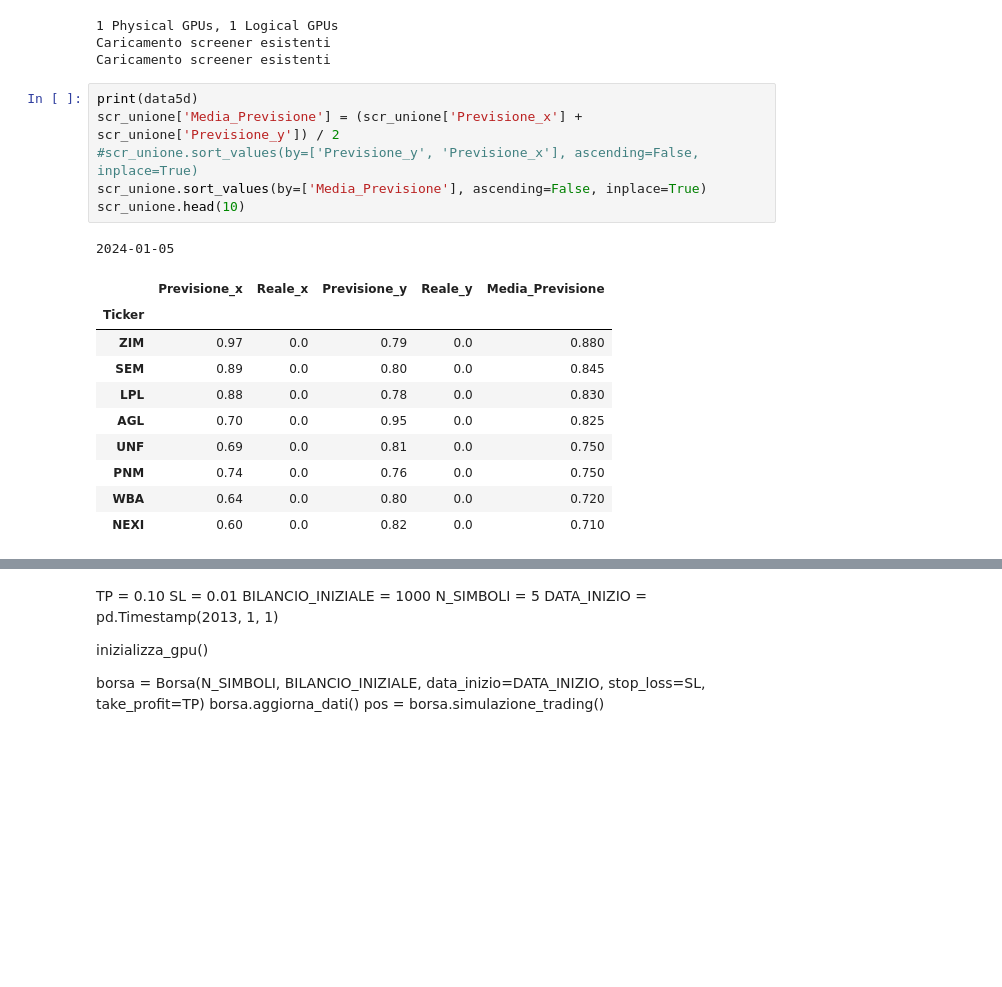
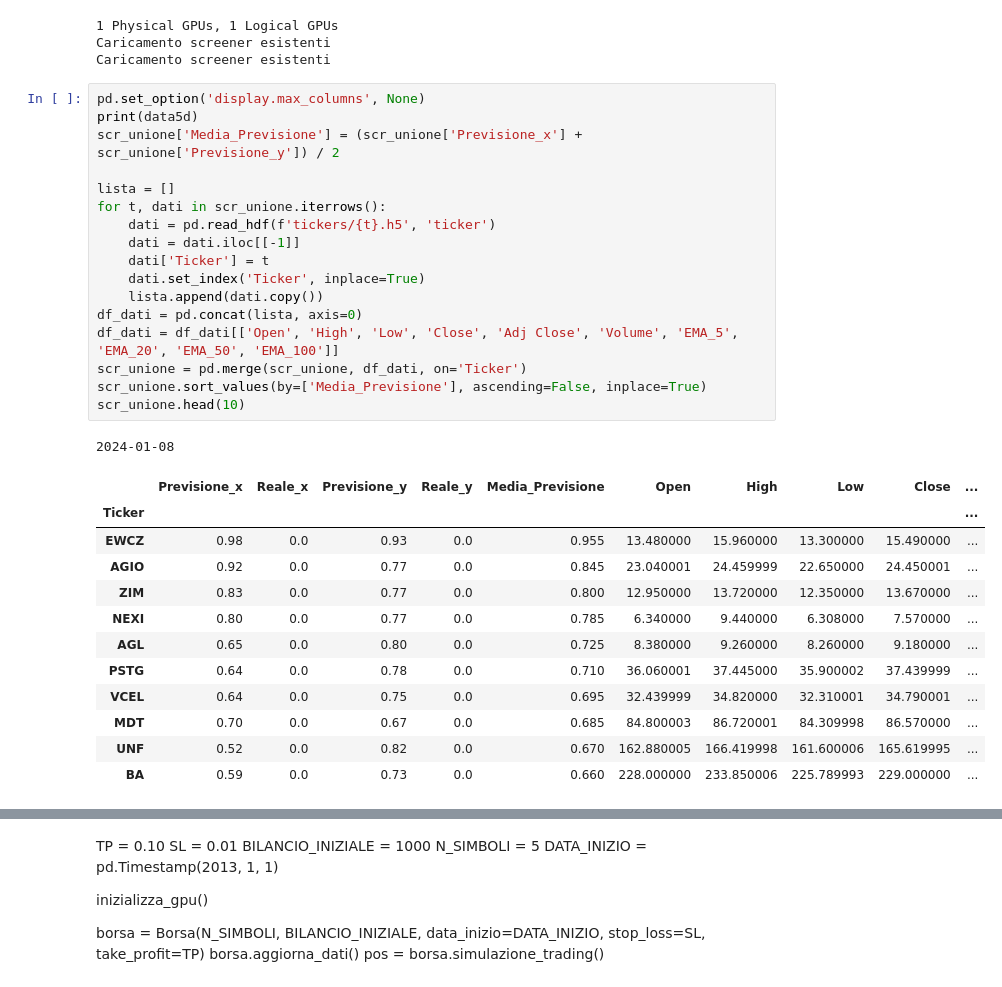
Before and after one commit to enricomarchi/Borsa, a Jupyter notebook: Test_trading_multiplo.ipynb, the cells around one changed output, grey strips where cells are left out. Saved outputs shown, nothing was run; the diff lists cells and outputs as text; blank space fills up the shorter version.

```diff
--- a/Test_trading_multiplo.ipynb
+++ b/Test_trading_multiplo.ipynb
@@ -1596,24 +1596,37 @@ scr_unione = pd.merge(scr5d, scr20d, on='Ticker')
 1 Physical GPUs, 1 Logical GPUs
 Caricamento screener esistenti
 Caricamento screener esistenti
-# %%
-print(data5d)
-scr_unione['Media_Previsione'] = (scr_unione['Previsione_x'] + scr_unione['Previsione_y']) / 2
-#scr_unione.sort_values(by=['Previsione_y', 'Previsione_x'], ascending=False, inplace=True)
-scr_unione.sort_values(by=['Media_Previsione'], ascending=False, inplace=True)
-scr_unione.head(10)
-# %% [output]
-2024-01-05
-|  | Previsione_x | Reale_x | Previsione_y | Reale_y | Media_Previsione |
-| Ticker |  |  |  |  |  |
-| ZIM | 0.97 | 0.0 | 0.79 | 0.0 | 0.880 |
-| SEM | 0.89 | 0.0 | 0.80 | 0.0 | 0.845 |
-| LPL | 0.88 | 0.0 | 0.78 | 0.0 | 0.830 |
-| AGL | 0.70 | 0.0 | 0.95 | 0.0 | 0.825 |
-| UNF | 0.69 | 0.0 | 0.81 | 0.0 | 0.750 |
-| PNM | 0.74 | 0.0 | 0.76 | 0.0 | 0.750 |
-| WBA | 0.64 | 0.0 | 0.80 | 0.0 | 0.720 |
-| NEXI | 0.60 | 0.0 | 0.82 | 0.0 | 0.710 |
+# %%
+pd.set_option('display.max_columns', None)
+print(data5d)
+scr_unione['Media_Previsione'] = (scr_unione['Previsione_x'] + scr_unione['Previsione_y']) / 2
+
+lista = []
+for t, dati in scr_unione.iterrows():
+    dati = pd.read_hdf(f'tickers/{t}.h5', 'ticker')
+    dati = dati.iloc[[-1]]
+    dati['Ticker'] = t
+    dati.set_index('Ticker', inplace=True)
+    lista.append(dati.copy())
+df_dati = pd.concat(lista, axis=0)
+df_dati = df_dati[['Open', 'High', 'Low', 'Close', 'Adj Close', 'Volume', 'EMA_5', 'EMA_20', 'EMA_50', 'EMA_100']]
+scr_unione = pd.merge(scr_unione, df_dati, on='Ticker')
+scr_unione.sort_values(by=['Media_Previsione'], ascending=False, inplace=True)
+scr_unione.head(10)
+# %% [output]
+2024-01-08
+|  | Previsione_x | Reale_x | Previsione_y | Reale_y | Media_Previsione | Open | High | Low | Close | ... |
+| Ticker |  |  |  |  |  |  |  |  |  | ... |
+| EWCZ | 0.98 | 0.0 | 0.93 | 0.0 | 0.955 | 13.480000 | 15.960000 | 13.300000 | 15.490000 | ... |
+| AGIO | 0.92 | 0.0 | 0.77 | 0.0 | 0.845 | 23.040001 | 24.459999 | 22.650000 | 24.450001 | ... |
+| ZIM | 0.83 | 0.0 | 0.77 | 0.0 | 0.800 | 12.950000 | 13.720000 | 12.350000 | 13.670000 | ... |
+| NEXI | 0.80 | 0.0 | 0.77 | 0.0 | 0.785 | 6.340000 | 9.440000 | 6.308000 | 7.570000 | ... |
+| AGL | 0.65 | 0.0 | 0.80 | 0.0 | 0.725 | 8.380000 | 9.260000 | 8.260000 | 9.180000 | ... |
+| PSTG | 0.64 | 0.0 | 0.78 | 0.0 | 0.710 | 36.060001 | 37.445000 | 35.900002 | 37.439999 | ... |
+| VCEL | 0.64 | 0.0 | 0.75 | 0.0 | 0.695 | 32.439999 | 34.820000 | 32.310001 | 34.790001 | ... |
+| MDT | 0.70 | 0.0 | 0.67 | 0.0 | 0.685 | 84.800003 | 86.720001 | 84.309998 | 86.570000 | ... |
+| UNF | 0.52 | 0.0 | 0.82 | 0.0 | 0.670 | 162.880005 | 166.419998 | 161.600006 | 165.619995 | ... |
+| BA | 0.59 | 0.0 | 0.73 | 0.0 | 0.660 | 228.000000 | 233.850006 | 225.789993 | 229.000000 | ... |
 # %%
 scr_unione.sort_values(by=['Previsione_y', 'Previsione_x'], ascending=False, inplace=True)
 scr_unione.head(10)
```
Also changed, not shown: parts of 1 cell of this notebook.
